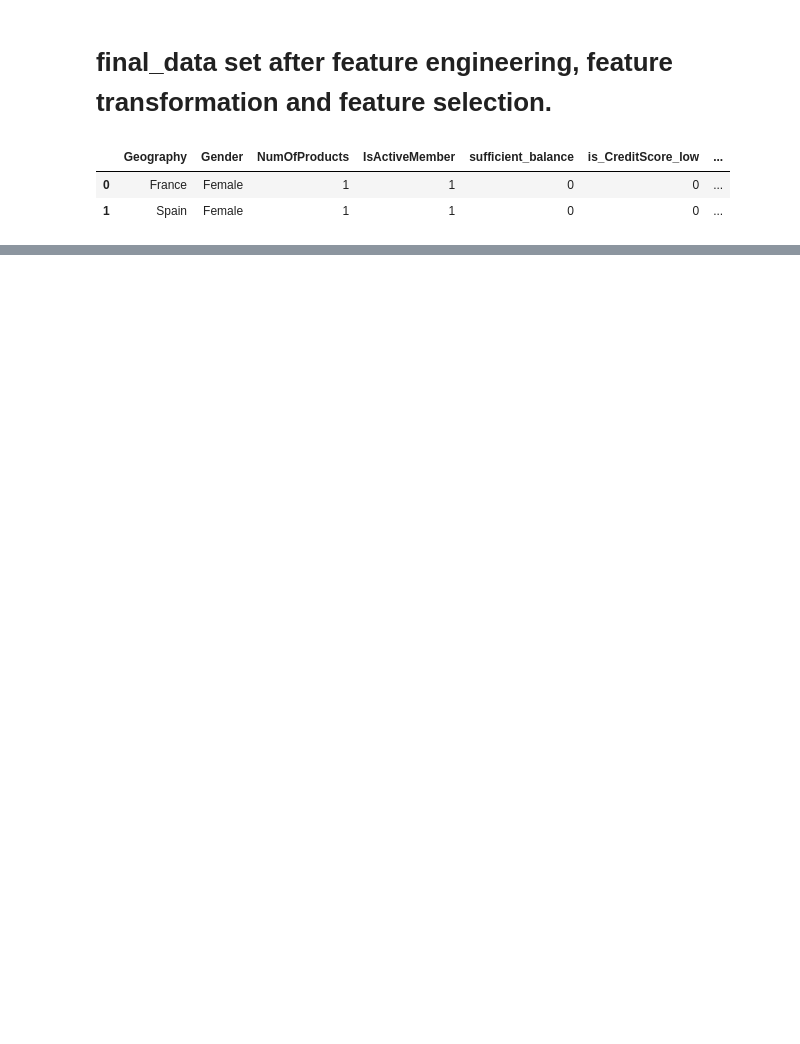
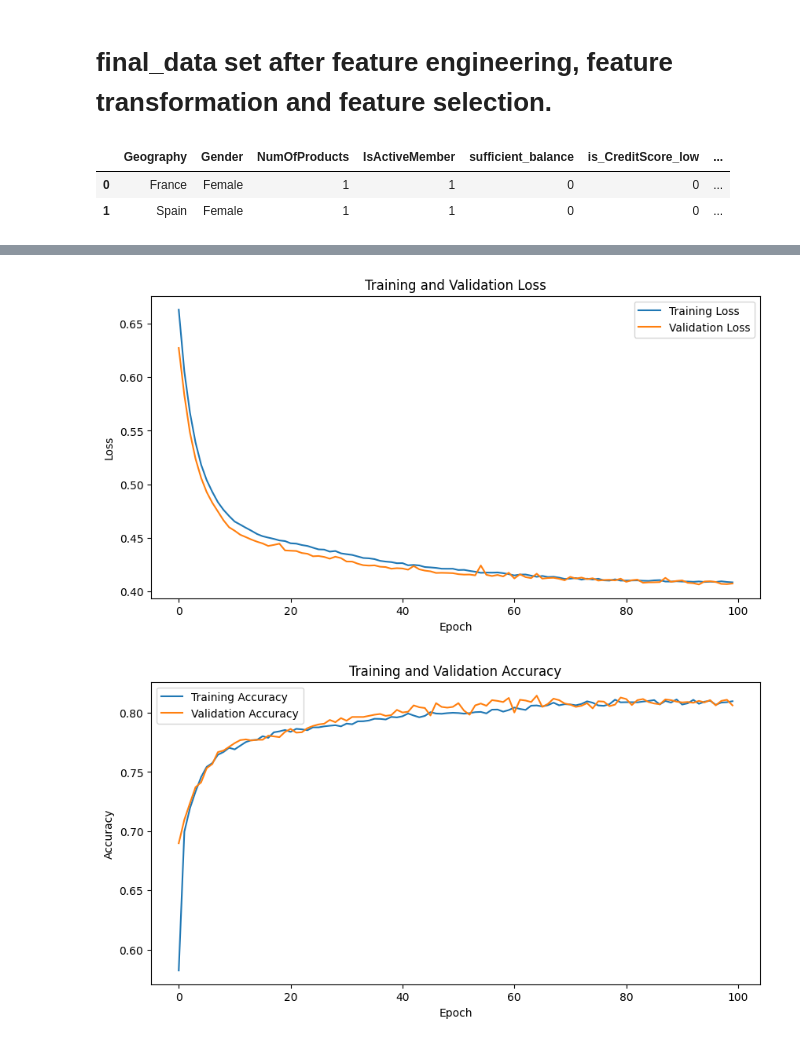
Before and after one commit to ravina029/CustomerChurnPrediction, a Jupyter notebook: research/Rough_model_Building.ipynb, the cells around one changed output, grey strips where cells are left out. Cells and saved outputs as stored; diff of their text form; code cells hidden in the pictures; blank space fills up the shorter version.

Commit message:
model building

```diff
--- a/research/Rough_model_Building.ipynb
+++ b/research/Rough_model_Building.ipynb
@@ -928,0 +938,2 @@ df.head(2)
+# %%
+x_train, x_val, y_train, y_val = train_test_split(X_train, y_train, test_size=0.25, random_state=2)
@@ -928,0 +942,17 @@ df.head(2)
+# %%
+
+# defining architecture of the neural network, input_shape=(784,)
+model = models.Sequential([
+    layers.Dense(7, activation='relu'),
+    layers.Dense(7, activation='relu'),
+    #layers.Dense(7, activation='relu'),
+    layers.Dense(1, activation='sigmoid')
+])
+
+
+model.compile(optimizer='adam',
+              loss='binary_crossentropy',
+              metrics=['accuracy'])  # Monitor accuracy during training
+
+# Display the architecture of the model
+model.summary()
@@ -928,0 +973,4 @@ df.head(2)
+# %%
+# training the neural network
+
+history=model.fit(x_train,y_train,batch_size=32, epochs=100,validation_data=(x_val, y_val))
@@ -928,0 +998,25 @@ df.head(2)
+# %%
+import matplotlib.pyplot as plt
+
+# Plot training and validation loss
+plt.figure(figsize=(10, 5))
+plt.plot(history.history['loss'], label='Training Loss')
+plt.plot(history.history['val_loss'], label='Validation Loss')
+plt.title('Training and Validation Loss')
+plt.xlabel('Epoch')
+plt.ylabel('Loss')
+plt.legend()
+plt.show()
+
+# Plot training and validation accuracy
+plt.figure(figsize=(10, 5))
+plt.plot(history.history['accuracy'], label='Training Accuracy')
+plt.plot(history.history['val_accuracy'], label='Validation Accuracy')
+plt.title('Training and Validation Accuracy')
+plt.xlabel('Epoch')
+plt.ylabel('Accuracy')
+plt.legend()
+plt.show()
+# %% [output]
+[figure, added]
+[figure, added]
```
Also changed, not shown: parts of 12 cells of this notebook, 5 other files.
